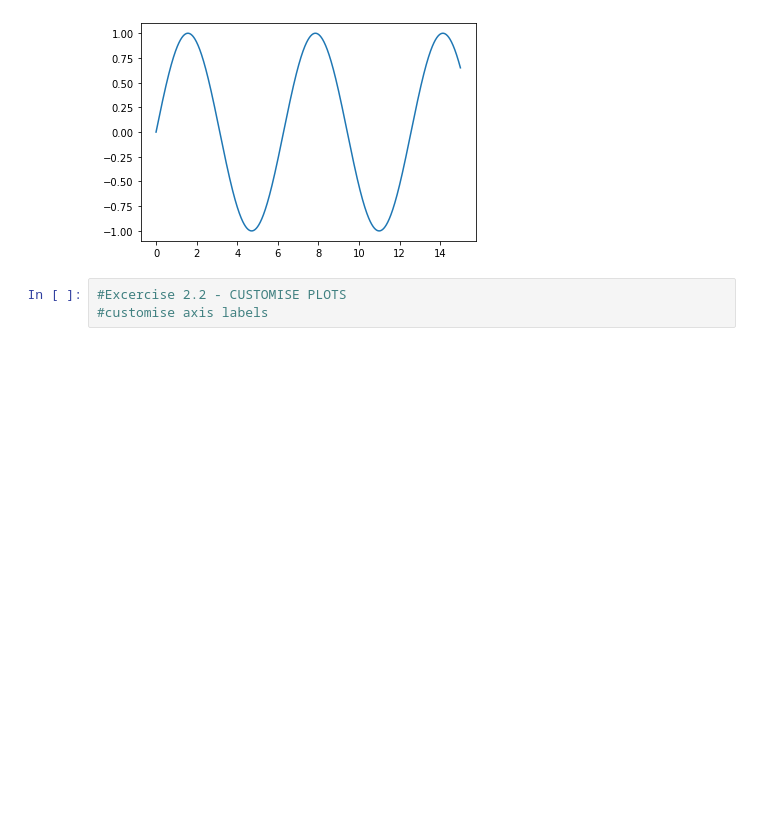
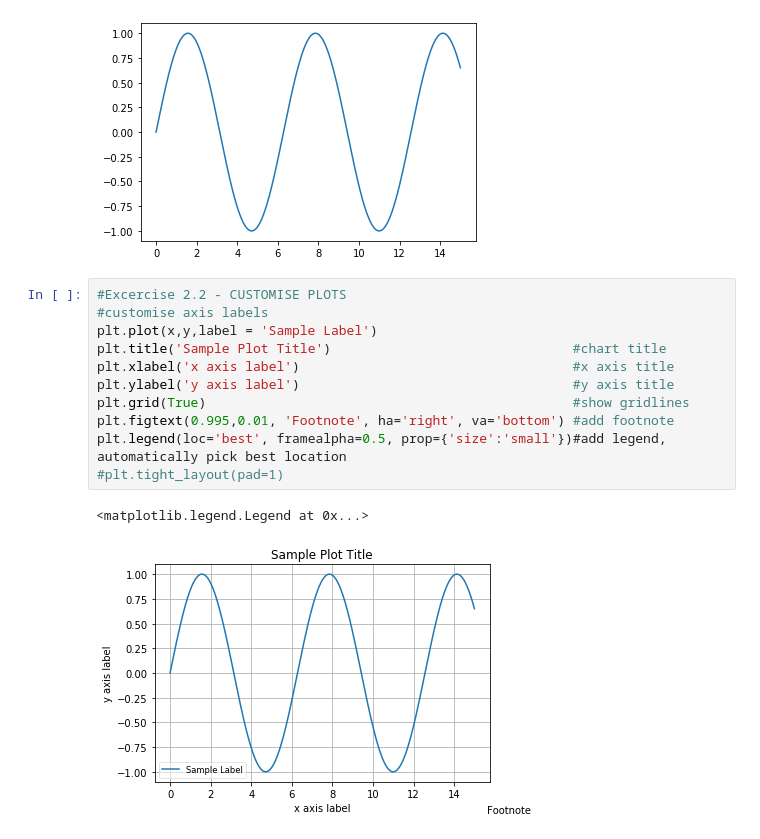
Before and after one commit to anjali88/Basic-ML-, a Jupyter notebook: Pushpanjali_Banik_Matplotlib.ipynb, the cells around one changed output. Cells and saved outputs as stored; diff of their text form; blank space fills up the shorter version.

```diff
--- a/Pushpanjali_Banik_Matplotlib.ipynb
+++ b/Pushpanjali_Banik_Matplotlib.ipynb
@@ -79,6 +79,17 @@ plt.plot(x,y) #line plot
 # %% [output]
 [<matplotlib.lines.Line2D at 0x...>]
 [figure]
-# %%
-#Excercise 2.2 - CUSTOMISE PLOTS
-#customise axis labels
+# %%
+#Excercise 2.2 - CUSTOMISE PLOTS
+#customise axis labels
+plt.plot(x,y,label = 'Sample Label')
+plt.title('Sample Plot Title')                               #chart title
+plt.xlabel('x axis label')                                   #x axis title
+plt.ylabel('y axis label')                                   #y axis title
+plt.grid(True)                                               #show gridlines
+plt.figtext(0.995,0.01, 'Footnote', ha='right', va='bottom') #add footnote
+plt.legend(loc='best', framealpha=0.5, prop={'size':'small'})#add legend, automatically pick best location
+#plt.tight_layout(pad=1)
+# %% [output]
+<matplotlib.legend.Legend at 0x...>
+[figure, added]
```
Also changed, not shown: parts of 13 cells of this notebook.
